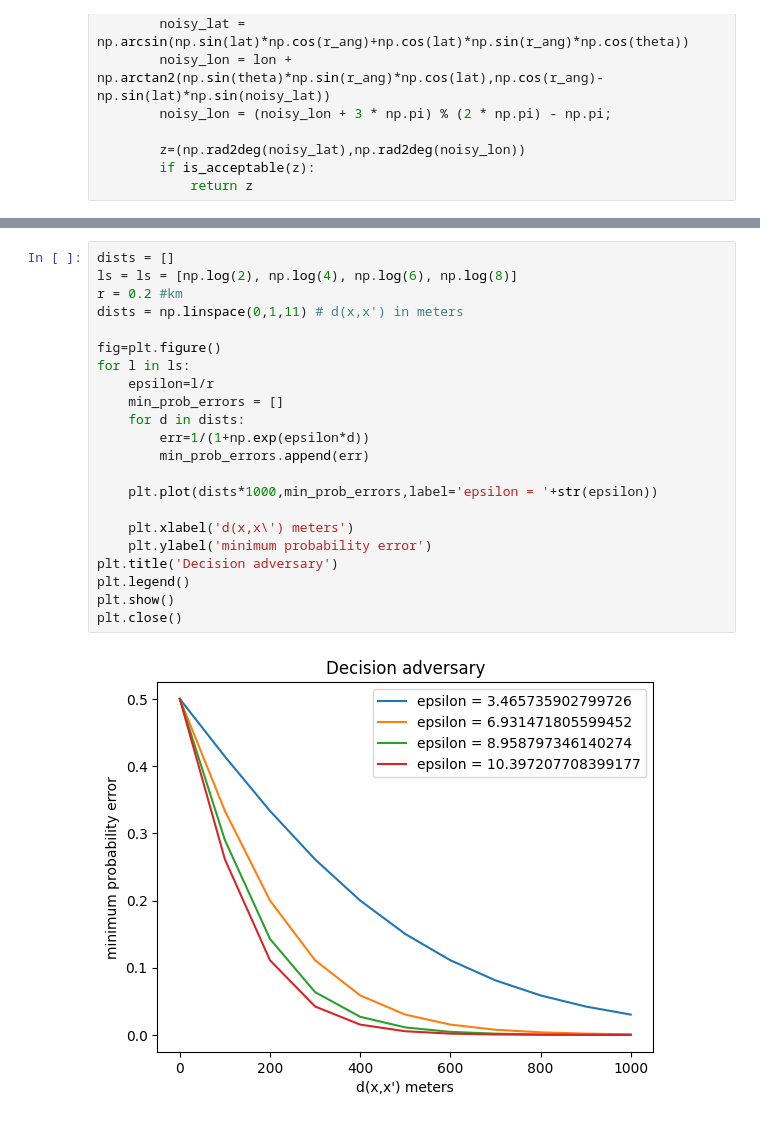
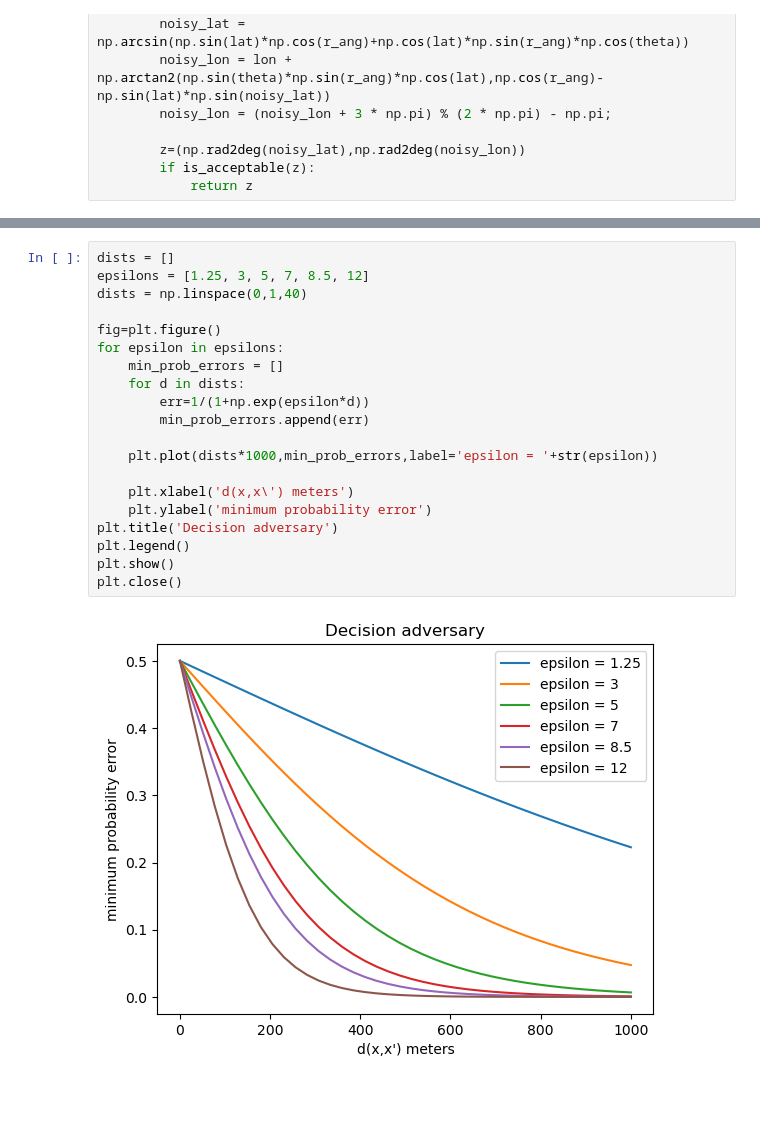
Before and after one commit to aybarsyazici/EPFL-CS523-Project-1, a Jupyter notebook: secretstroll/part2/privacy-evaluation.ipynb, the cells around one changed output, grey strips where cells are left out. Saved outputs shown, nothing was run; the diff lists cells and outputs as text; blank space fills up the shorter version.

```diff
--- a/secretstroll/part2/privacy-evaluation.ipynb
+++ b/secretstroll/part2/privacy-evaluation.ipynb
@@ -875,25 +940,23 @@ Consider that the adversary’s side information is that Alice is equally likely
 ![decisionAdversary](./decision-adversary.png)
 # %%
 dists = []
-ls = ls = [np.log(2), np.log(4), np.log(6), np.log(8)]
-r = 0.2 #km
-dists = np.linspace(0,1,11) # d(x,x') in meters
+epsilons = [1.25, 3, 5, 7, 8.5, 12]
+dists = np.linspace(0,1,40)
 
 fig=plt.figure()
-for l in ls:
-    epsilon=l/r
+for epsilon in epsilons:
     min_prob_errors = []
     for d in dists:
         err=1/(1+np.exp(epsilon*d))
         min_prob_errors.append(err)
 
     plt.plot(dists*1000,min_prob_errors,label='epsilon = '+str(epsilon))
 
     plt.xlabel('d(x,x\') meters')
     plt.ylabel('minimum probability error')
 plt.title('Decision adversary')
 plt.legend()
 plt.show()
 plt.close()
 # %% [output]
-[figure, old version]
+[figure, new version]
```
Also changed, not shown: parts of 9 cells of this notebook.
